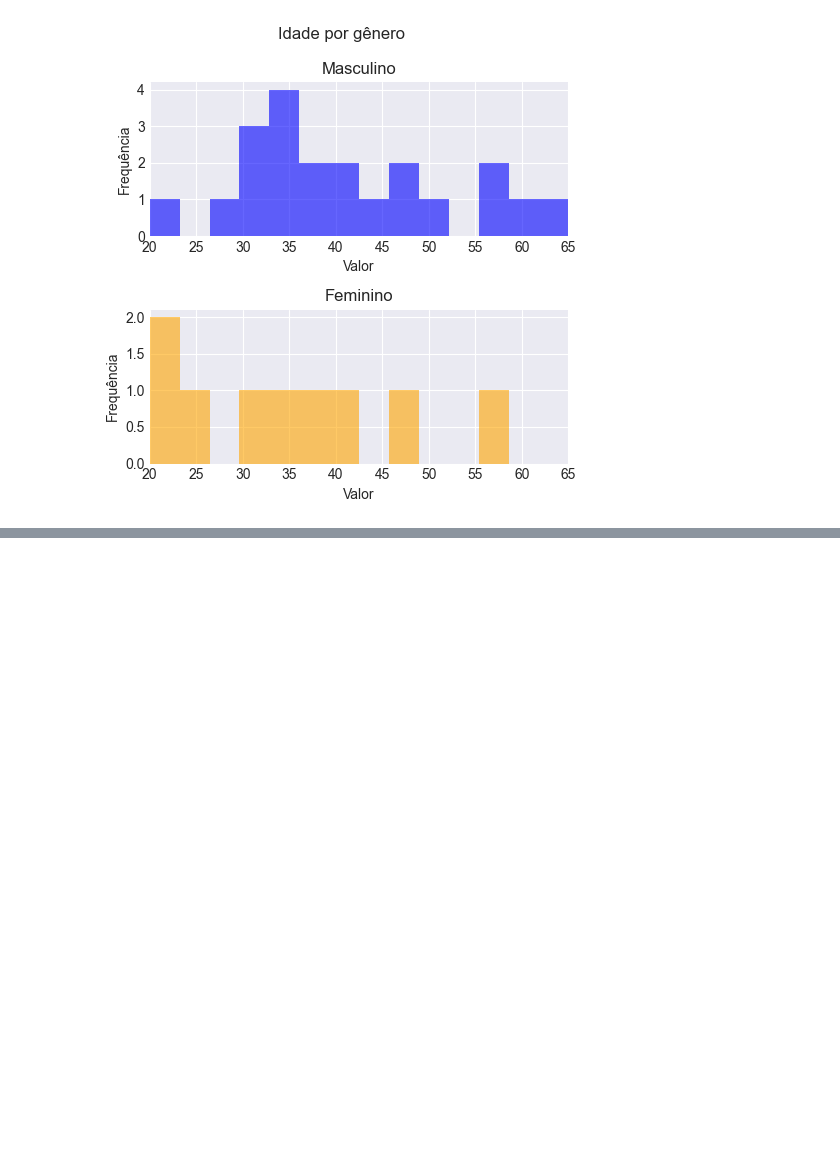
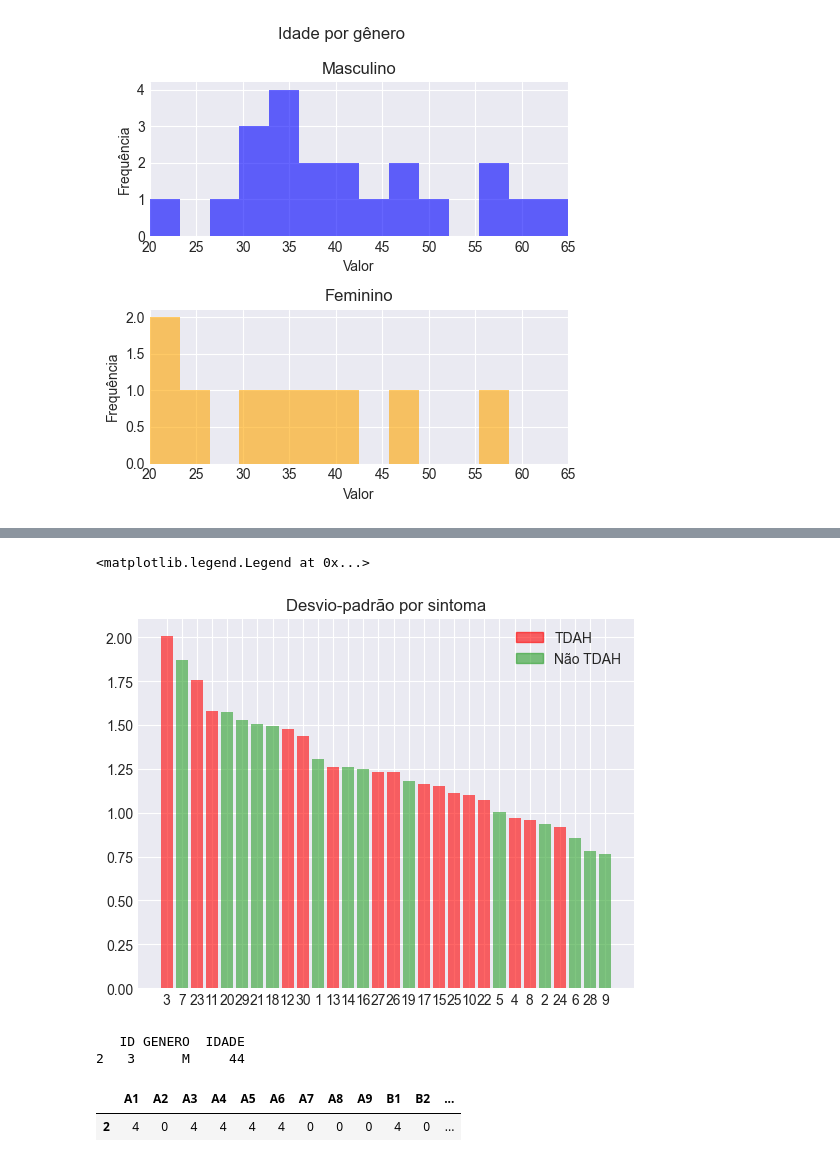
Before and after one commit to cabrau/tdah-drug-dependency, a Jupyter notebook: tdah.ipynb, the cells around one changed output, grey strips where cells are left out. Saved outputs shown, nothing was run; the diff lists cells and outputs as text; code cells hidden in the pictures; blank space fills up the shorter version.

```diff
--- a/tdah.ipynb
+++ b/tdah.ipynb
@@ -579,0 +560,26 @@ dtype: float64
+# %%
+tdah_ids = list(df_tdah['ID'])
+# %%
+df_questions.index = df['ID']
+std_patients = df_questions.std(axis=1)
+std_patients = std_patients.sort_values(ascending=False)
+x = [str(s) for s in std_patients.index]
+tdah_colors = ['red' if int(s) in tdah_ids else 'C2' for s in x]
+plt.title('Desvio-padrão por sintoma')
+plt.bar(x = x, height = std_patients.values, alpha = 0.6, color = tdah_colors)
+colors = {'TDAH':'red', 'Não TDAH':'C2'}
+labels = list(colors.keys())
+handles = [plt.Rectangle((0,0),1,1, color=colors[label], alpha = 0.6) for label in labels]
+plt.legend(handles, labels)
+# %% [output]
+<matplotlib.legend.Legend at 0x...>
+[figure, added]
+# %%
+# maior variância: é 8 ou 80
+print(df[df['ID']==std_patients.index[std_patients.argmax()]][['ID','GENERO','IDADE']])
+df[df['ID']==std_patients.index[std_patients.argmax()]][df_questions.columns]
+# %% [output]
+   ID GENERO  IDADE
+2   3      M     44
+|  | A1 | A2 | A3 | A4 | A5 | A6 | A7 | A8 | A9 | B1 | B2 | ... |
+| 2 | 4 | 0 | 4 | 4 | 4 | 4 | 0 | 0 | 0 | 4 | 0 | ... |
```
Also changed, not shown: parts of 37 cells of this notebook.
